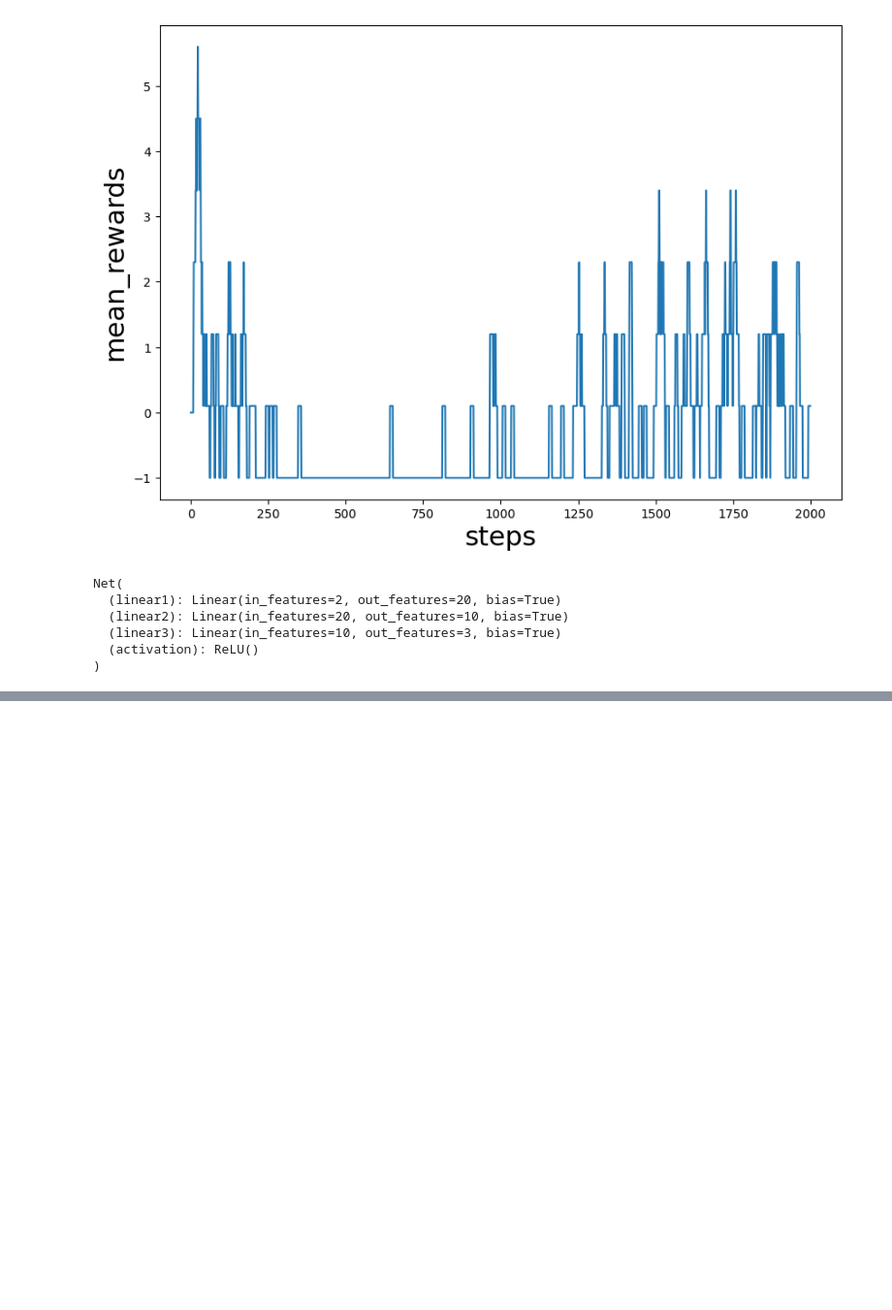
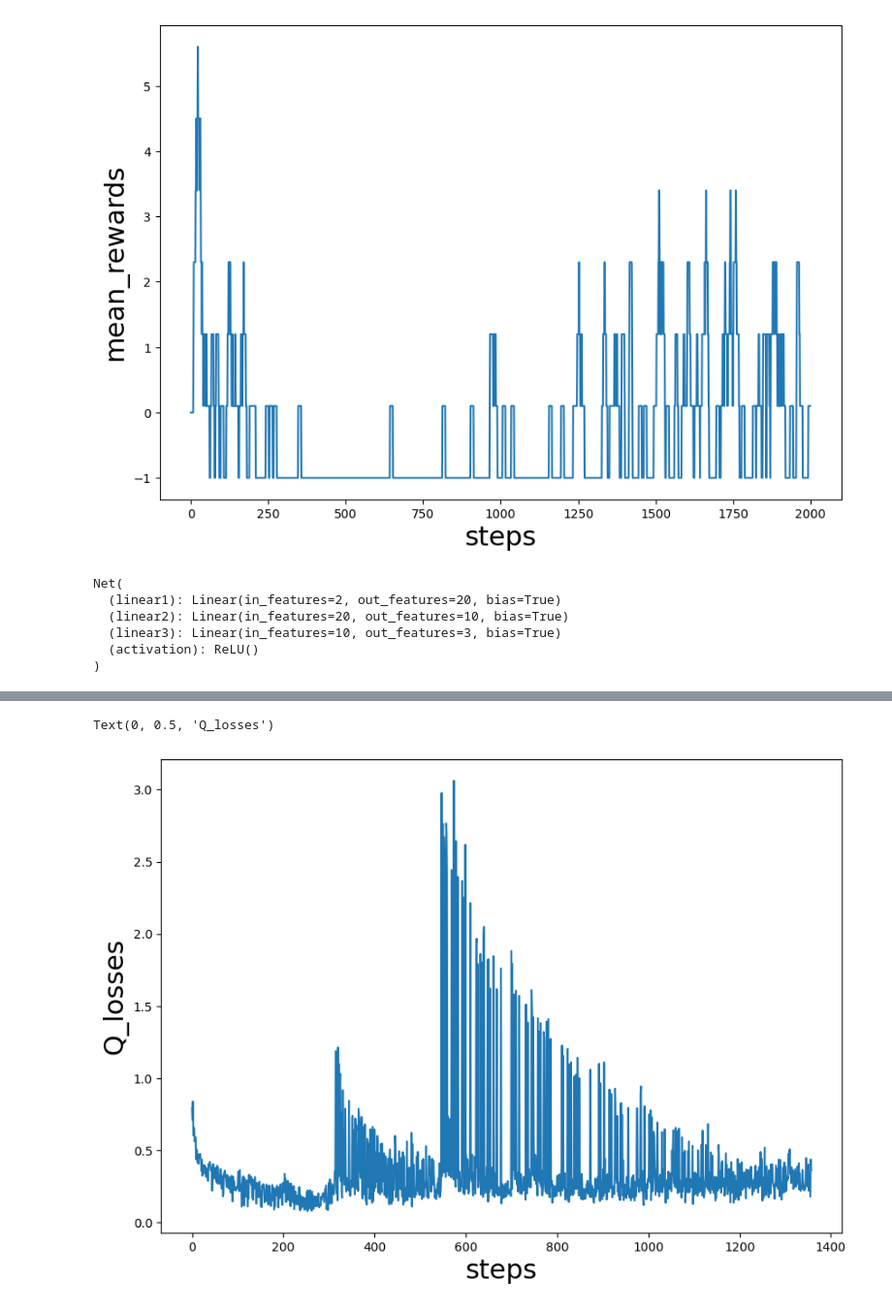
Before and after one commit to lestetedelioncourt/Testrepository, a Jupyter notebook: GridworldDeepQ.ipynb, the cells around one changed output, grey strips where cells are left out. Shown at 97% size. Saved outputs shown, nothing was run; the diff lists cells and outputs as text; code cells hidden in the pictures; blank space fills up the shorter version.

```diff
--- a/GridworldDeepQ.ipynb
+++ b/GridworldDeepQ.ipynb
@@ -957,0 +1017,9 @@ t
+# %%
+def forward_input_preprocess(filtered_state1_batch, action_batch):
+    action_batch = torch.nn.functional.one_hot(action_batch, num_classes=len(actions))
+    x = torch.cat([filtered_state1_batch, action_batch], dim=1)
+    return x
+# %%
+input_forward_shape = output_filter_shape + len(actions)
+output_forward_shape = output_filter_shape
+forward_NN = forward_Net(input_forward_shape, output_forward_shape).to(device)
@@ -957,0 +1035,25 @@ t
+# %%
+class Q_Net(torch.nn.Module):
+    def __init__(self, input_shape, output_shape):
+        super(Q_Net, self).__init__()
+        self.linear1 = torch.nn.Linear(input_shape, 128)
+        self.linear2 = torch.nn.Linear(128,128)
+        self.linear3 = torch.nn.Linear(128, output_shape)
+        self.activation = torch.nn.ReLU()
+
+    def forward(self, x):
+        x = self.linear1(x)
+        x = self.activation(x)
+        x = self.linear2(x)
+        x = self.activation(x)
+        x = self.linear3(x)
+        return x
+# %%
+import copy
+from collections import deque
+
+input_Q_shape = env.observation_space.sample().shape[0]
+output_Q_shape = len(actions)
+Agent_Q_NN = Q_Net(input_Q_shape, output_Q_shape).to(device)
+target_Q_NN = copy.deepcopy(Agent_Q_NN)
+target_Q_NN.load_state_dict(Agent_Q_NN.state_dict())
@@ -957,0 +1180,8 @@ t
+# %%
+plt.figure(figsize=(10,7))
+plt.plot(Q_losses)
+plt.xlabel("steps", fontsize=22)
+plt.ylabel("Q_losses", fontsize=22)
+# %% [output]
+Text(0, 0.5, 'Q_losses')
+[figure, added]
```
Also changed, not shown: parts of 11 cells of this notebook.
